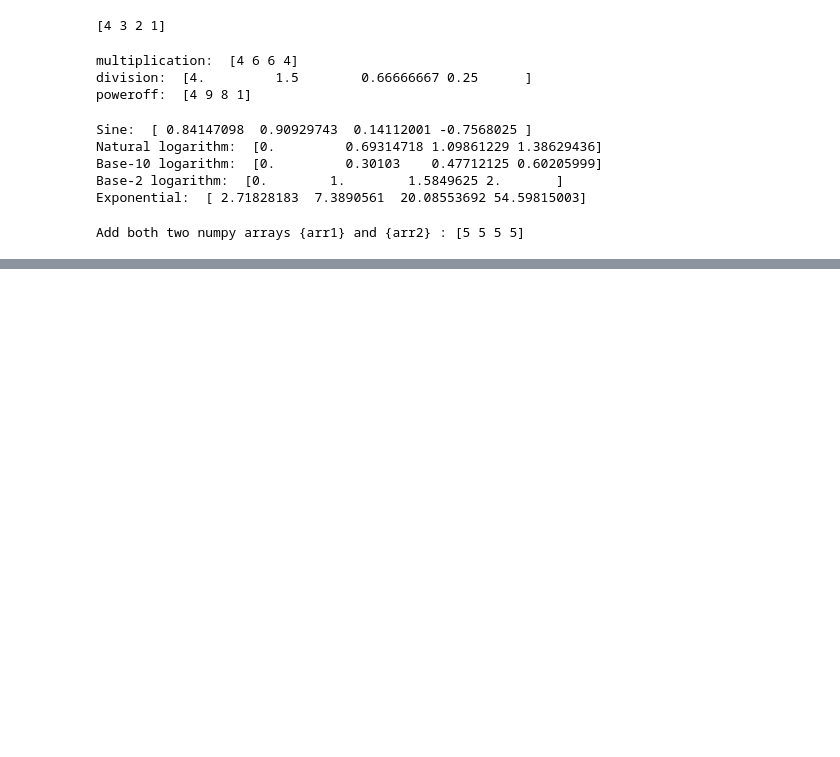
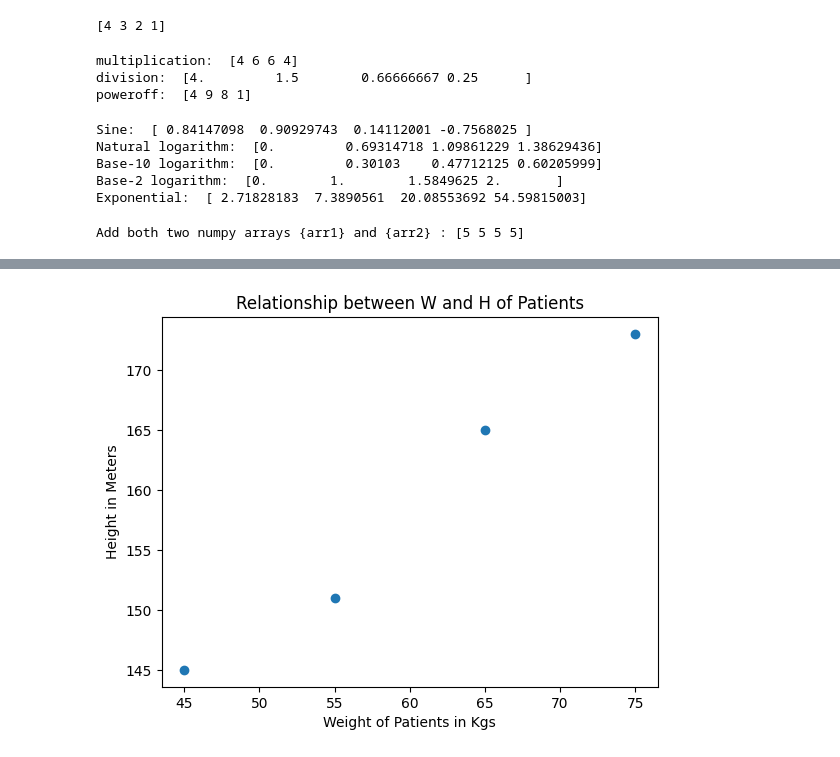
Before and after one commit to 2303A52103/AIML_2303A52103, a Jupyter notebook: Lab01_AIML.ipynb, the cells around one changed output, grey strips where cells are left out. Saved outputs shown, nothing was run; the diff lists cells and outputs as text; code cells hidden in the pictures; blank space fills up the shorter version.

```diff
--- a/Lab01_AIML.ipynb
+++ b/Lab01_AIML.ipynb
@@ -57,0 +70,5 @@ Add both two numpy arrays {arr1} and {arr2} : [5 5 5 5]
+# %%
+people = ['kiran', 'arun', 'vijay', 'varun']
+a = [25, 30, 35, 40, 45]
+h = [145, 151, 165, 173]
+w = [45, 55, 65, 75]
@@ -57,0 +77,8 @@ Add both two numpy arrays {arr1} and {arr2} : [5 5 5 5]
+# %%
+plt.scatter(w, h)
+plt.title("Relationship between W and H of Patients")
+plt.ylabel("Height in Meters")
+plt.xlabel("Weight of Patients in Kgs")
+plt.show()
+# %% [output]
+[figure, added]
```
Also changed, not shown: parts of 10 cells of this notebook.
